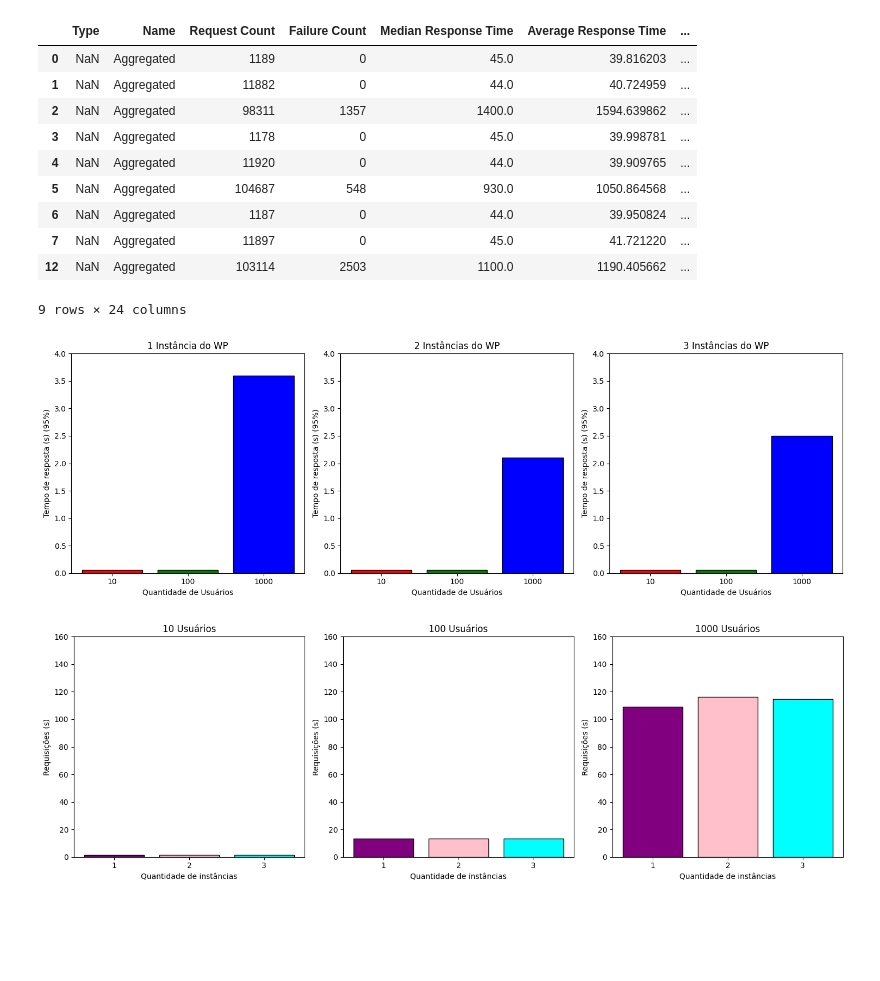
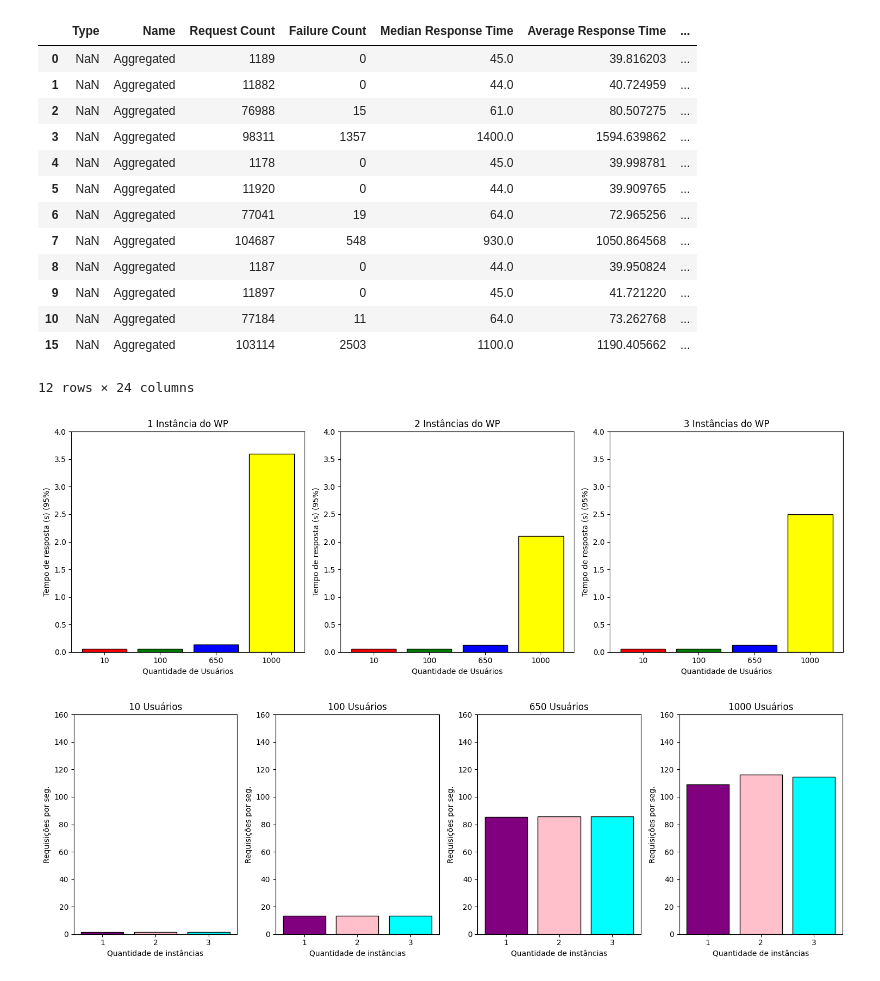
Before and after one commit to gabriel-fonseca-repo/comp-distribuida, a Jupyter notebook: resultados_teste_de_carga.ipynb, the cells around one changed output. Drawn from its saved outputs; the diff is of its cells as text; code cells hidden in the pictures; blank space fills up the shorter version.

```diff
--- a/resultados_teste_de_carga.ipynb
+++ b/resultados_teste_de_carga.ipynb
@@ -3,7 +3,7 @@ import matplotlib.pyplot as plt
 import pandas as pd
 # %%
 instancias_wp = ["1", "2", "3"]
-qtd_usuarios_teste = ["10", "100", "1000"]
+qtd_usuarios_teste = ["10", "100", "650", "1000"]
 
 df_results = pd.DataFrame()
 
@@ -21,40 +21,43 @@ df_results
 |  | Type | Name | Request Count | Failure Count | Median Response Time | Average Response Time | ... |
 | 0 | NaN | Aggregated | 1189 | 0 | 45.0 | 39.816203 | ... |
 | 1 | NaN | Aggregated | 11882 | 0 | 44.0 | 40.724959 | ... |
-| 2 | NaN | Aggregated | 98311 | 1357 | 1400.0 | 1594.639862 | ... |
-| 3 | NaN | Aggregated | 1178 | 0 | 45.0 | 39.998781 | ... |
-| 4 | NaN | Aggregated | 11920 | 0 | 44.0 | 39.909765 | ... |
-| 5 | NaN | Aggregated | 104687 | 548 | 930.0 | 1050.864568 | ... |
-| 6 | NaN | Aggregated | 1187 | 0 | 44.0 | 39.950824 | ... |
-| 7 | NaN | Aggregated | 11897 | 0 | 45.0 | 41.721220 | ... |
-| 12 | NaN | Aggregated | 103114 | 2503 | 1100.0 | 1190.405662 | ... |
+| 2 | NaN | Aggregated | 76988 | 15 | 61.0 | 80.507275 | ... |
+| 3 | NaN | Aggregated | 98311 | 1357 | 1400.0 | 1594.639862 | ... |
+| 4 | NaN | Aggregated | 1178 | 0 | 45.0 | 39.998781 | ... |
+| 5 | NaN | Aggregated | 11920 | 0 | 44.0 | 39.909765 | ... |
+| 6 | NaN | Aggregated | 77041 | 19 | 64.0 | 72.965256 | ... |
+| 7 | NaN | Aggregated | 104687 | 548 | 930.0 | 1050.864568 | ... |
+| 8 | NaN | Aggregated | 1187 | 0 | 44.0 | 39.950824 | ... |
+| 9 | NaN | Aggregated | 11897 | 0 | 45.0 | 41.721220 | ... |
+| 10 | NaN | Aggregated | 77184 | 11 | 64.0 | 73.262768 | ... |
+| 15 | NaN | Aggregated | 103114 | 2503 | 1100.0 | 1190.405662 | ... |
-9 rows × 24 columns
+12 rows × 24 columns
 # %%
 qtd_instancias = len(instancias_wp)
 width_fig = 5
 fig, axs = plt.subplots(
     1,
     qtd_instancias,
     tight_layout=True,
     figsize=(qtd_instancias * width_fig, width_fig),
 )
 
-colors = ["red", "green", "blue"]
+colors = ["red", "green", "blue", "yellow"]
 
 for i, qtd_usuarios in enumerate(instancias_wp):
     df = df_results[df_results["Wp Instance"] == qtd_usuarios]
     axs[i].set_ylim(0, 4)
     axs[i].set_title(f"{i + 1} {'Instância' if i == 0 else 'Instâncias'} do WP")
     axs[i].bar(
         df["Users Size"],
         df["95%"],
         color=colors,
         edgecolor="black",
     )
     axs[i].set_xlabel("Quantidade de Usuários")
     axs[i].set_ylabel("Tempo de resposta (s) (95%)")
 # %% [output]
-[figure, old version]
+[figure, new version]
 # %%
 fig, axs = plt.subplots(1, len(qtd_usuarios_teste), tight_layout=True, figsize=(15, 5))
 
@@ -73,4 +76,4 @@ for i, qtd_usuarios in enumerate(qtd_usuarios_teste):
     axs[i].set_xlabel("Quantidade de instâncias")
     axs[i].set_ylabel("Requisições por seg.")
 # %% [output]
-[figure, old version]
+[figure, new version]
```
